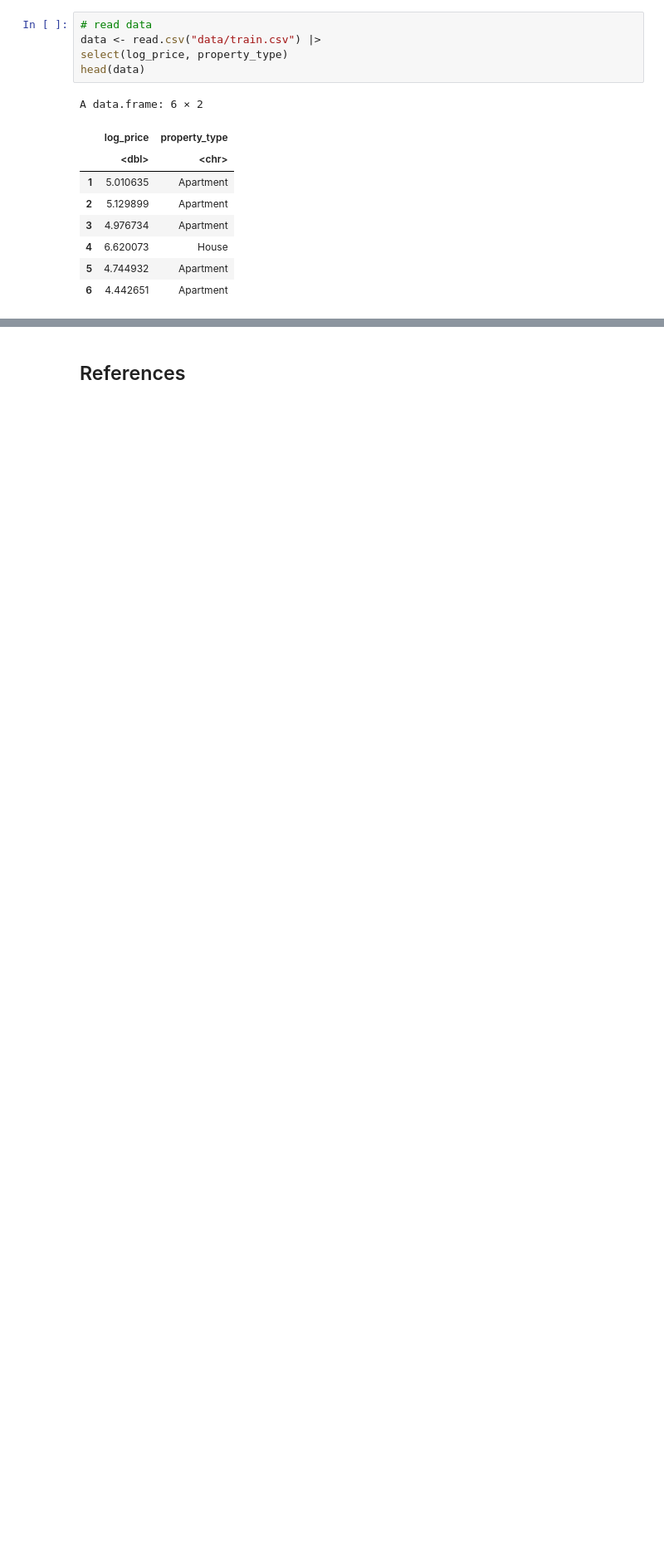
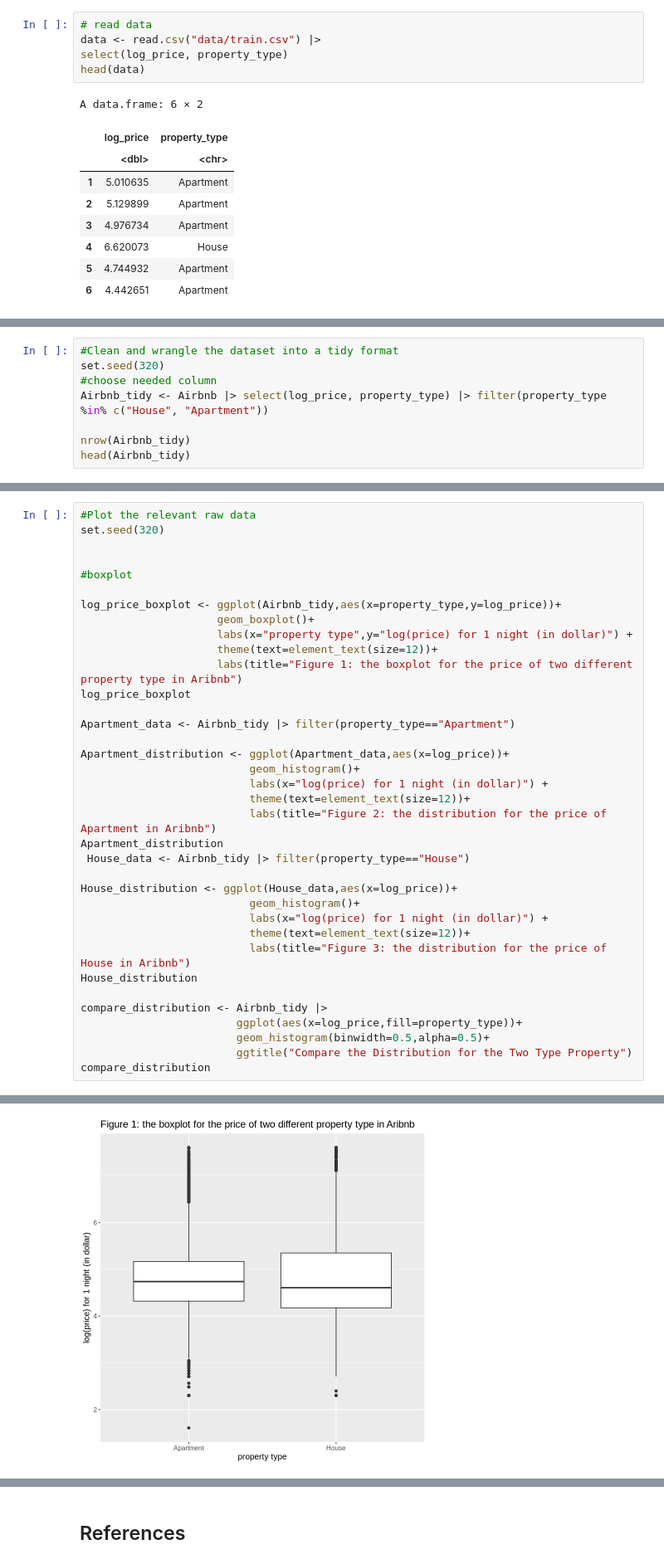
Before and after one commit to takumihoriba/stat201-project, a Jupyter notebook: proposal.ipynb, the cells around one changed output, grey strips where cells are left out. Shown at 83% size. Cells and saved outputs as stored; diff of their text form; blank space fills up the shorter version.

```diff
--- a/proposal.ipynb
+++ b/proposal.ipynb
@@ -126,0 +34,8 @@ Red line represents $x_a$, and blue line represents $x_h$.
+# %%
+#Clean and wrangle the dataset into a tidy format
+set.seed(320)
+#choose needed column
+Airbnb_tidy <- Airbnb |> select(log_price, property_type) |> filter(property_type %in% c("House", "Apartment"))
+
+nrow(Airbnb_tidy)
+head(Airbnb_tidy)
@@ -126,0 +53,37 @@ Red line represents $x_a$, and blue line represents $x_h$.
+# %%
+#Plot the relevant raw data
+set.seed(320)
+
+
+#boxplot
+
+log_price_boxplot <- ggplot(Airbnb_tidy,aes(x=property_type,y=log_price))+
+                     geom_boxplot()+
+                     labs(x="property type",y="log(price) for 1 night (in dollar)") +
+                     theme(text=element_text(size=12))+
+                     labs(title="Figure 1: the boxplot for the price of two different property type in Aribnb")
+log_price_boxplot
+
+Apartment_data <- Airbnb_tidy |> filter(property_type=="Apartment")
+
+Apartment_distribution <- ggplot(Apartment_data,aes(x=log_price))+
+                          geom_histogram()+
+                          labs(x="log(price) for 1 night (in dollar)") +
+                          theme(text=element_text(size=12))+
+                          labs(title="Figure 2: the distribution for the price of Apartment in Aribnb")
+Apartment_distribution
+ House_data <- Airbnb_tidy |> filter(property_type=="House")
+
+House_distribution <- ggplot(House_data,aes(x=log_price))+
+                          geom_histogram()+
+                          labs(x="log(price) for 1 night (in dollar)") +
+                          theme(text=element_text(size=12))+
+                          labs(title="Figure 3: the distribution for the price of House in Aribnb")
+House_distribution
+
+compare_distribution <- Airbnb_tidy |>
+                        ggplot(aes(x=log_price,fill=property_type))+
+                        geom_histogram(binwidth=0.5,alpha=0.5)+
+                        ggtitle("Compare the Distribution for the Two Type Property")
+compare_distribution
+# %% [output]
@@ -126,0 +91 @@ Red line represents $x_a$, and blue line represents $x_h$.
+[figure, added]
```
Also changed, not shown: parts of 16 cells of this notebook.
